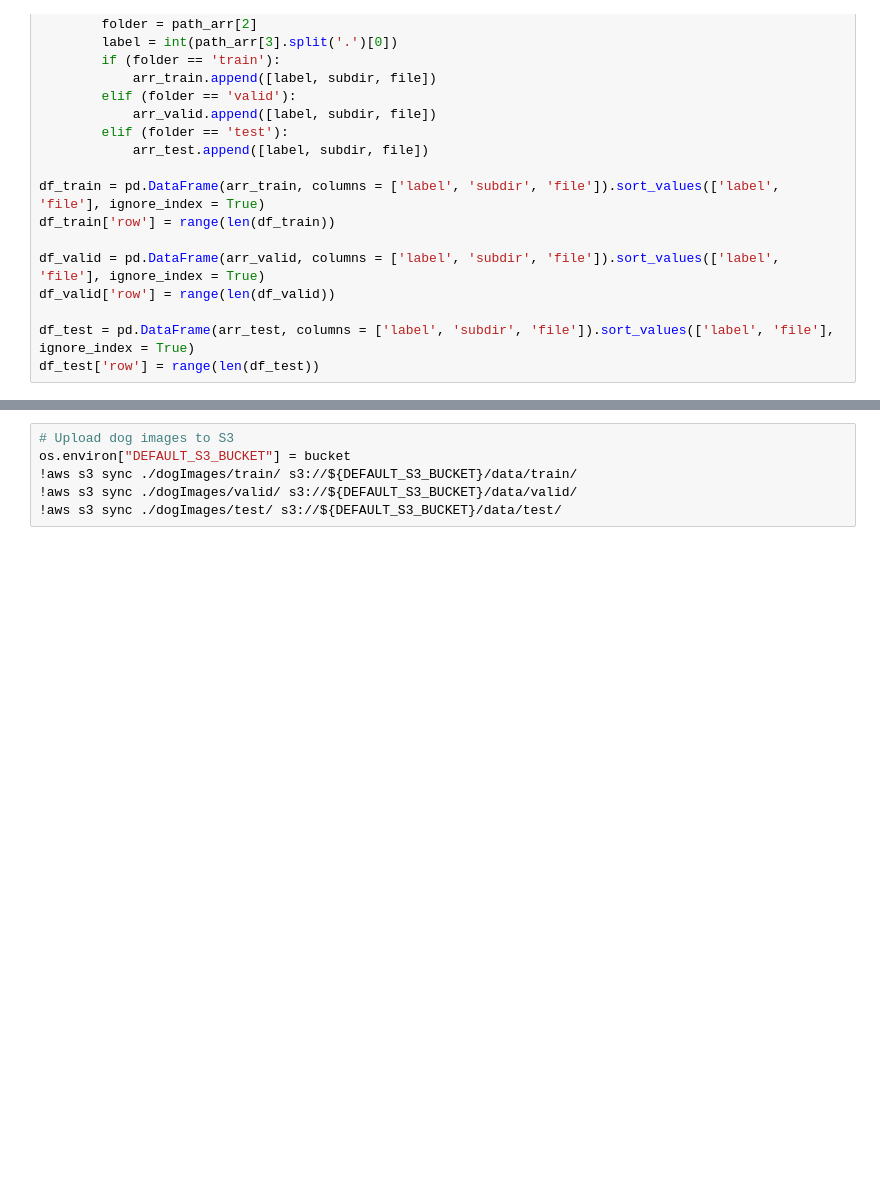
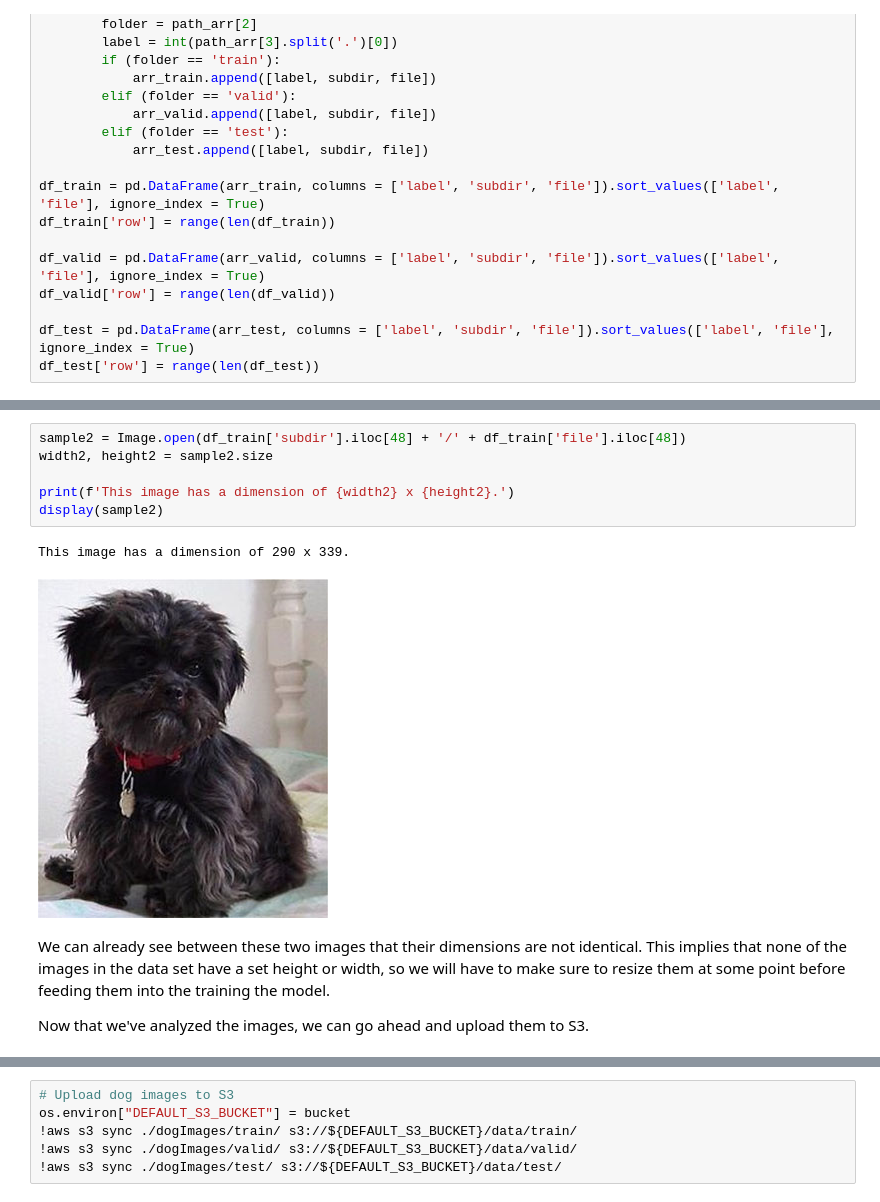
Before and after one commit to dtruong4/sagemaker_ml_image_classification, a Jupyter notebook: train_and_deploy.ipynb, the cells around one changed output, grey strips where cells are left out. Drawn from its saved outputs; the diff is of its cells as text; blank space fills up the shorter version.

```diff
--- a/train_and_deploy.ipynb
+++ b/train_and_deploy.ipynb
@@ -76,3 +212,16 @@ df_breed_labels.head()
+# %%
+sample2 = Image.open(df_train['subdir'].iloc[48] + '/' + df_train['file'].iloc[48])
+width2, height2 = sample2.size
+
+print(f'This image has a dimension of {width2} x {height2}.')
+display(sample2)
+# %% [output]
+This image has a dimension of 290 x 339.
+[figure, added]
+# %% [markdown]
+We can already see between these two images that their dimensions are not identical. This implies that none of the images in the data set have a set height or width, so we will have to make sure to resize them at some point before feeding them into the training the model.
+
+Now that we've analyzed the images, we can go ahead and upload them to S3.
 # %%
 # Set up variables related to AWS account
 session = sagemaker.Session()
```
Also changed, not shown: parts of 92 cells of this notebook.
